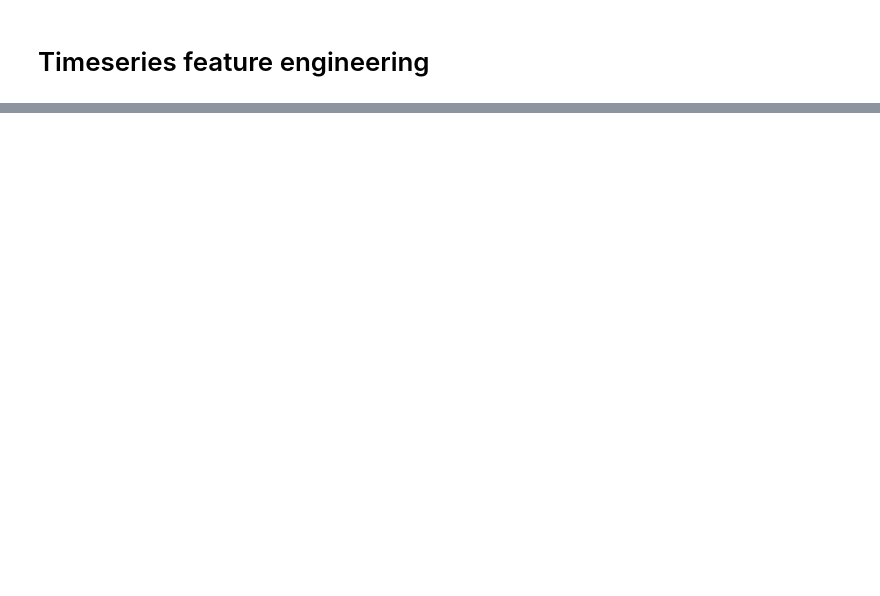
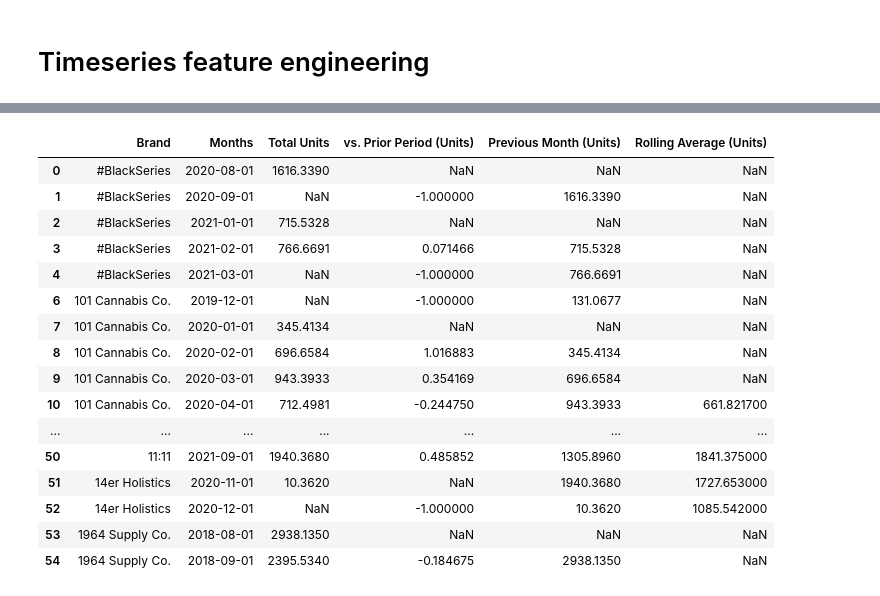
Before and after one commit to randallwc/CSM148.3, a Jupyter notebook: proj3.ipynb, the cells around one changed output, grey strips where cells are left out. Drawn from its saved outputs; the diff is of its cells as text; code cells hidden in the pictures; blank space fills up the shorter version.

```diff
--- a/proj3.ipynb
+++ b/proj3.ipynb
@@ -248,0 +293,8 @@ blah
+# %%
+l = blah.shape[0]
+i = 1
+while i < l:
+    if blah.iloc[i]['Brand'] != blah.iloc[i-1]['Brand']:
+        blah.drop(i, inplace=True)
+        l-=1
+    i+=1
@@ -248,0 +305,20 @@ blah
+# %%
+blah.head(50)
+# %% [output]
+|  | Brand | Months | Total Units | vs. Prior Period (Units) | Previous Month (Units) | Rolling Average (Units) |
+| 0 | #BlackSeries | 2020-08-01 | 1616.3390 | NaN | NaN | NaN |
+| 1 | #BlackSeries | 2020-09-01 | NaN | -1.000000 | 1616.3390 | NaN |
+| 2 | #BlackSeries | 2021-01-01 | 715.5328 | NaN | NaN | NaN |
+| 3 | #BlackSeries | 2021-02-01 | 766.6691 | 0.071466 | 715.5328 | NaN |
+| 4 | #BlackSeries | 2021-03-01 | NaN | -1.000000 | 766.6691 | NaN |
+| 6 | 101 Cannabis Co. | 2019-12-01 | NaN | -1.000000 | 131.0677 | NaN |
+| 7 | 101 Cannabis Co. | 2020-01-01 | 345.4134 | NaN | NaN | NaN |
+| 8 | 101 Cannabis Co. | 2020-02-01 | 696.6584 | 1.016883 | 345.4134 | NaN |
+| 9 | 101 Cannabis Co. | 2020-03-01 | 943.3933 | 0.354169 | 696.6584 | NaN |
+| 10 | 101 Cannabis Co. | 2020-04-01 | 712.4981 | -0.244750 | 943.3933 | 661.821700 |
+| ... | ... | ... | ... | ... | ... | ... |
+| 50 | 11:11 | 2021-09-01 | 1940.3680 | 0.485852 | 1305.8960 | 1841.375000 |
+| 51 | 14er Holistics | 2020-11-01 | 10.3620 | NaN | 1940.3680 | 1727.653000 |
+| 52 | 14er Holistics | 2020-12-01 | NaN | -1.000000 | 10.3620 | 1085.542000 |
+| 53 | 1964 Supply Co. | 2018-08-01 | 2938.1350 | NaN | NaN | NaN |
+| 54 | 1964 Supply Co. | 2018-09-01 | 2395.5340 | -0.184675 | 2938.1350 | NaN |
```
Also changed, not shown: parts of 27 cells of this notebook, 1 other file.
